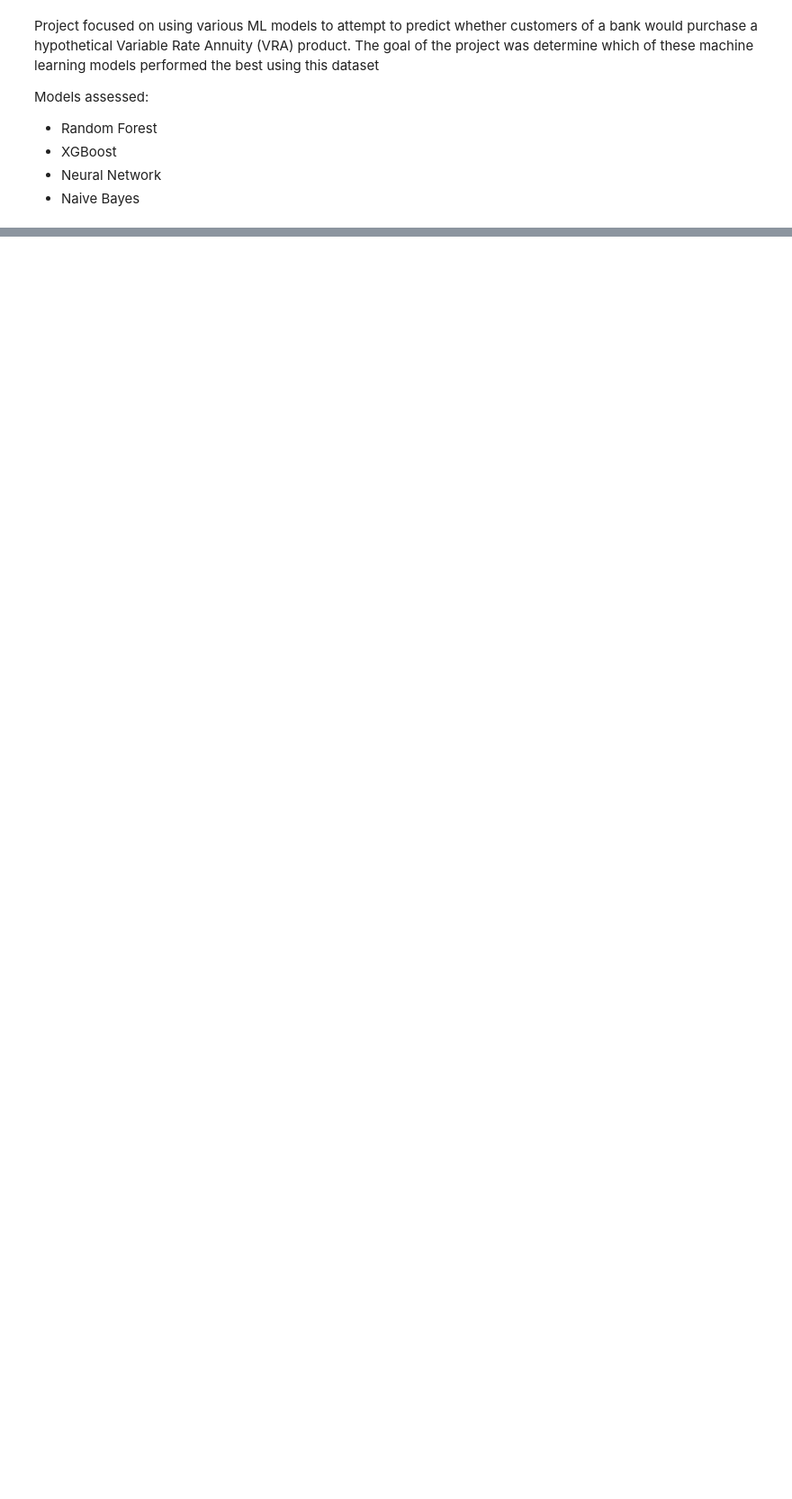
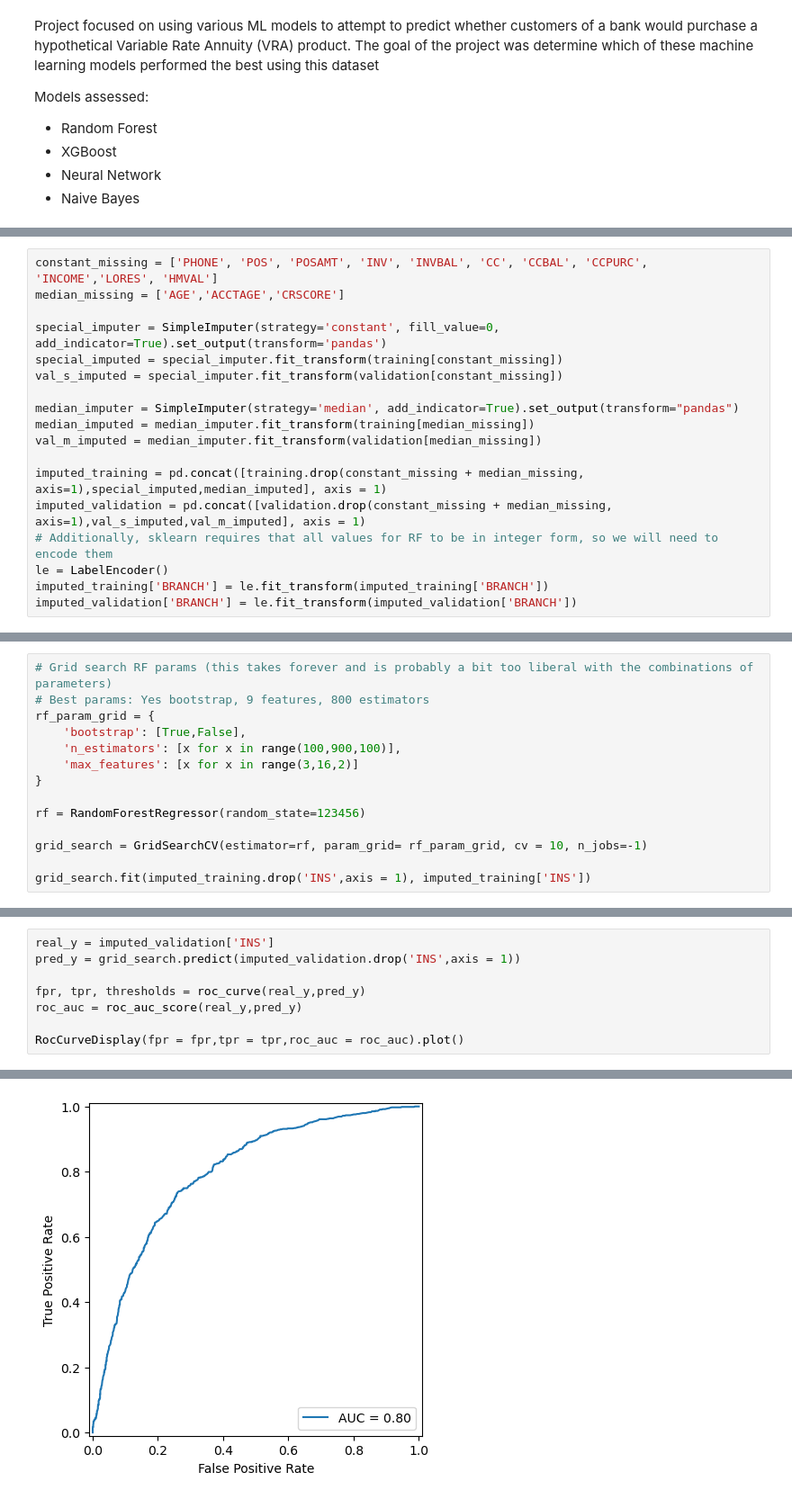
Before and after one commit to jmeslow/IAA-Projects, a Jupyter notebook: Machine Learning/code.ipynb, the cells around one changed output, grey strips where cells are left out. Shown at 90% size. Drawn from its saved outputs; the diff is of its cells as text; blank space fills up the shorter version.

Commit message:
Finish Random Forest through ROC curve

```diff
--- a/Machine Learning/code.ipynb
+++ b/Machine Learning/code.ipynb
@@ -44,0 +44,18 @@ RF_param_grid = {
+# %%
+constant_missing = ['PHONE', 'POS', 'POSAMT', 'INV', 'INVBAL', 'CC', 'CCBAL', 'CCPURC', 'INCOME','LORES', 'HMVAL']
+median_missing = ['AGE','ACCTAGE','CRSCORE']
+
+special_imputer = SimpleImputer(strategy='constant', fill_value=0, add_indicator=True).set_output(transform='pandas')
+special_imputed = special_imputer.fit_transform(training[constant_missing])
+val_s_imputed = special_imputer.fit_transform(validation[constant_missing])
+
+median_imputer = SimpleImputer(strategy='median', add_indicator=True).set_output(transform="pandas")
+median_imputed = median_imputer.fit_transform(training[median_missing])
+val_m_imputed = median_imputer.fit_transform(validation[median_missing])
+
+imputed_training = pd.concat([training.drop(constant_missing + median_missing, axis=1),special_imputed,median_imputed], axis = 1)
+imputed_validation = pd.concat([validation.drop(constant_missing + median_missing, axis=1),val_s_imputed,val_m_imputed], axis = 1)
+# Additionally, sklearn requires that all values for RF to be in integer form, so we will need to encode them
+le = LabelEncoder()
+imputed_training['BRANCH'] = le.fit_transform(imputed_training['BRANCH'])
+imputed_validation['BRANCH'] = le.fit_transform(imputed_validation['BRANCH'])
@@ -44,0 +68,14 @@ RF_param_grid = {
+# %%
+# Grid search RF params (this takes forever and is probably a bit too liberal with the combinations of parameters)
+# Best params: Yes bootstrap, 9 features, 800 estimators
+rf_param_grid = {
+    'bootstrap': [True,False],
+    'n_estimators': [x for x in range(100,900,100)],
+    'max_features': [x for x in range(3,16,2)]
+}
+
+rf = RandomForestRegressor(random_state=123456)
+
+grid_search = GridSearchCV(estimator=rf, param_grid= rf_param_grid, cv = 10, n_jobs=-1)
+
+grid_search.fit(imputed_training.drop('INS',axis = 1), imputed_training['INS'])
@@ -44,0 +89,9 @@ RF_param_grid = {
+# %%
+real_y = imputed_validation['INS']
+pred_y = grid_search.predict(imputed_validation.drop('INS',axis = 1))
+
+fpr, tpr, thresholds = roc_curve(real_y,pred_y)
+roc_auc = roc_auc_score(real_y,pred_y)
+
+RocCurveDisplay(fpr = fpr,tpr = tpr,roc_auc = roc_auc).plot()
+# %% [output]
@@ -44,0 +99 @@ RF_param_grid = {
+[figure, added]
```
Also changed, not shown: parts of 7 cells of this notebook.
